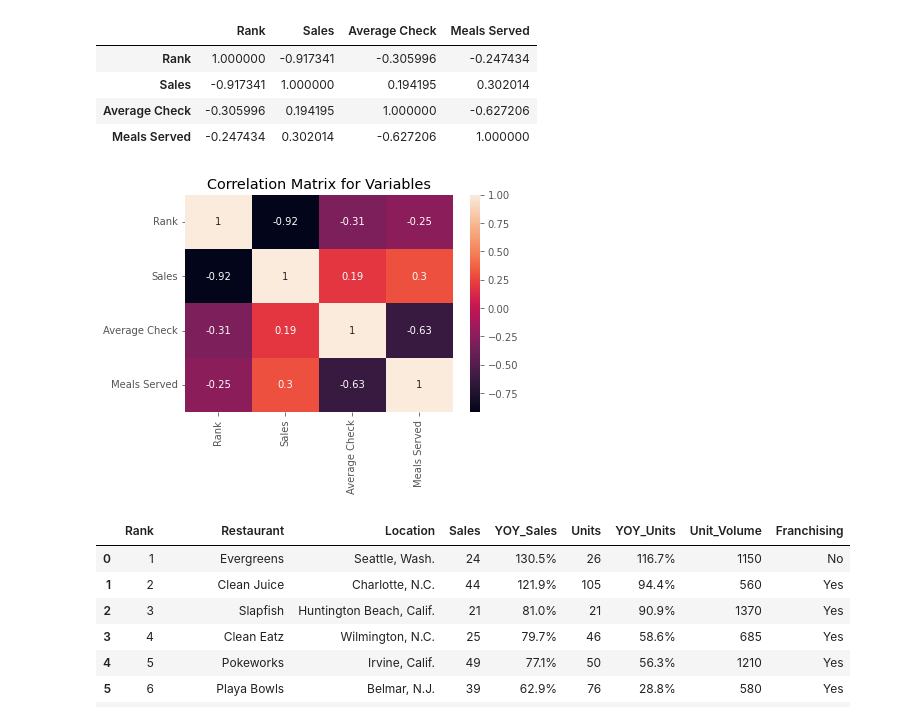
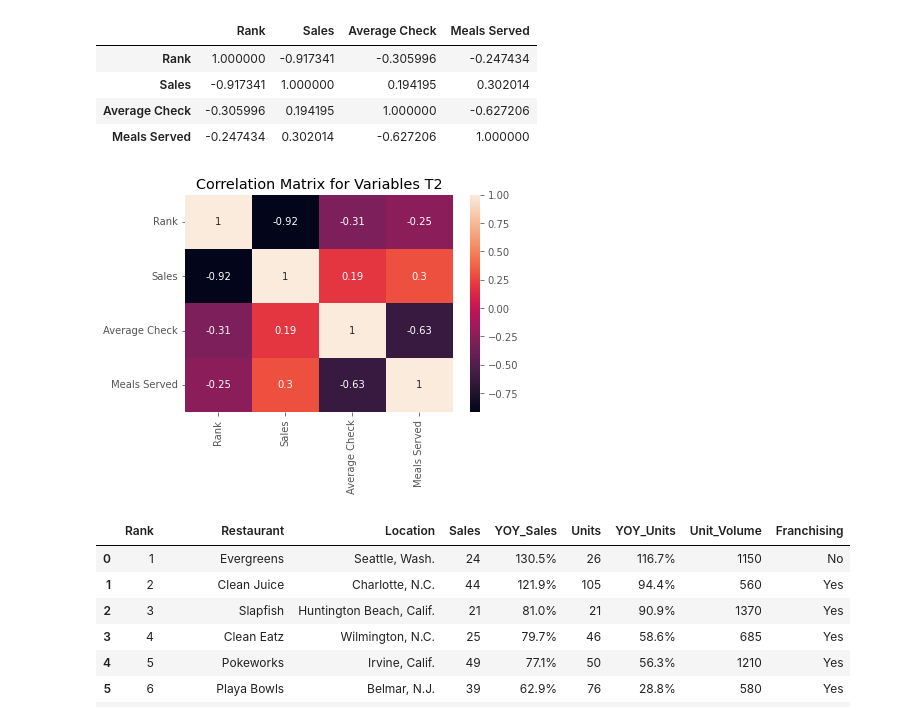
Before and after one commit to Eric0507/learn-python, a Jupyter notebook: restaurant-business-rankings-correlation.ipynb, the cells around one changed output. Saved outputs shown, nothing was run; the diff lists cells and outputs as text; code cells hidden in the pictures.

```diff
--- a/restaurant-business-rankings-correlation.ipynb
+++ b/restaurant-business-rankings-correlation.ipynb
@@ -299,23 +299,23 @@ df2.corr(method ='pearson')
 # %%
 # Here are those above results visualized
 
 correlation_matrix = df2.corr()
 
 sns.heatmap(correlation_matrix, annot = True)
 
-plt.title("Correlation Matrix for Variables")
+plt.title("Correlation Matrix for Variables T2")
 
 
 plt.show()
 
 # Data seems to show various weak correlations between the
 # variables except for the obvious one of Rank and Sales.
 
 # The next "strongest" correlation would be between the Average Check
 # and Meals Served albeit a strong negative correlation.
 # The higher the average check, the lower the amount of meals served.
 # %% [output]
-[figure, old version]
+[figure, new version]
 # %%
 # Exploring third dataset
 df3 = pd.read_csv("../input/restaurant-business-rankings-2020/Future50.csv")
```
Also changed, not shown: parts of 10 cells of this notebook.
